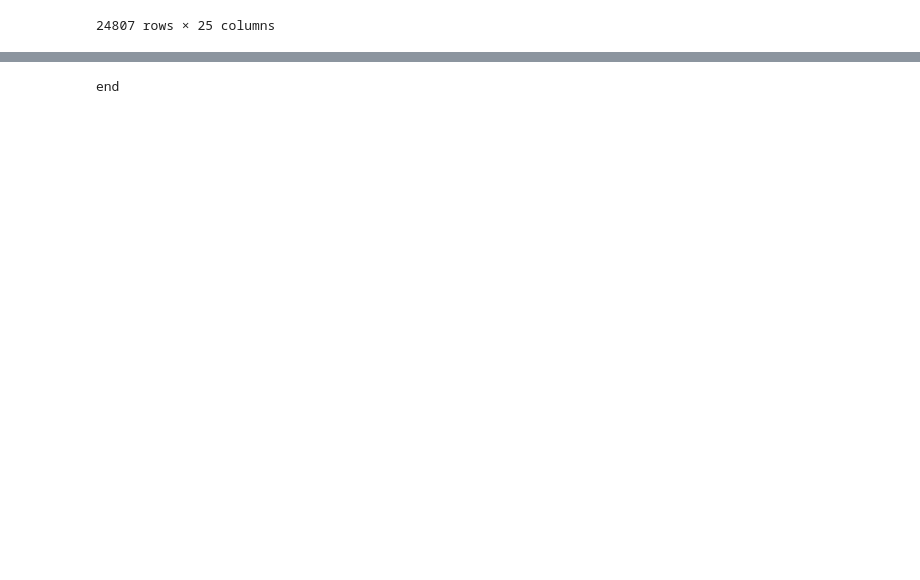
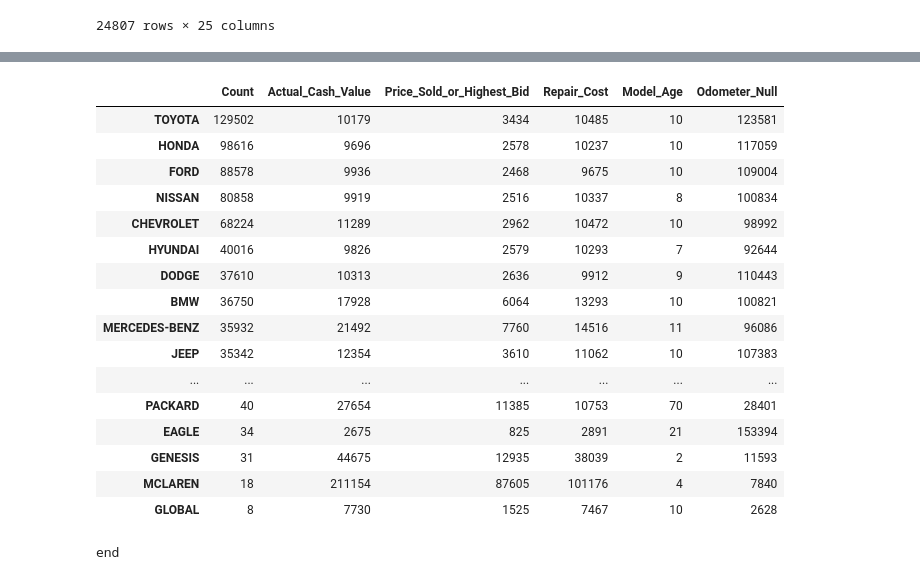
Before and after one commit to erv4gen/Research-Salvage-Autos, a Jupyter notebook: Structure-Input-SC-Data.ipynb, the cells around one changed output, grey strips where cells are left out. Drawn from its saved outputs; the diff is of its cells as text; code cells hidden in the pictures; blank space fills up the shorter version.

```diff
--- a/Structure-Input-SC-Data.ipynb
+++ b/Structure-Input-SC-Data.ipynb
@@ -1163,9 +1210,36 @@ cond_on_primd
 # %%
 #summary statistics conditions on Make
 
-cond_on_make = out_df.groupby('Make').agg(['mean','var']).stack().sort_index(level=1)
-cond_on_make.index = ['{} - {}'.format(j, i) for i, j in cond_on_make.index]
-cond_on_make.to_csv('csv/temp.csv')
+
+cond_on_make = out_df.groupby('Make')[['Actual_Cash_Value','Price_Sold_or_Highest_Bid','Repair_Cost','Model_Age','Odometer_Null']].agg(['mean']).stack().sort_index(level=1)
+cond_on_make.index = [i for i, j in cond_on_make.index]
+(cond_on_make.join(out_df['Make']
+.value_counts()
+.rename('Count')
+.to_frame())
+.sort_values(by='Count',ascending=False)
+.dropna()
+.astype(int)
+[['Count','Actual_Cash_Value',	'Price_Sold_or_Highest_Bid',	'Repair_Cost',	'Model_Age',	'Odometer_Null'	]]
+)
+# %% [output]
+|  | Count | Actual_Cash_Value | Price_Sold_or_Highest_Bid | Repair_Cost | Model_Age | Odometer_Null |
+| TOYOTA | 129502 | 10179 | 3434 | 10485 | 10 | 123581 |
+| HONDA | 98616 | 9696 | 2578 | 10237 | 10 | 117059 |
+| FORD | 88578 | 9936 | 2468 | 9675 | 10 | 109004 |
+| NISSAN | 80858 | 9919 | 2516 | 10337 | 8 | 100834 |
+| CHEVROLET | 68224 | 11289 | 2962 | 10472 | 10 | 98992 |
+| HYUNDAI | 40016 | 9826 | 2579 | 10293 | 7 | 92644 |
+| DODGE | 37610 | 10313 | 2636 | 9912 | 9 | 110443 |
+| BMW | 36750 | 17928 | 6064 | 13293 | 10 | 100821 |
+| MERCEDES-BENZ | 35932 | 21492 | 7760 | 14516 | 11 | 96086 |
+| JEEP | 35342 | 12354 | 3610 | 11062 | 10 | 107383 |
+| ... | ... | ... | ... | ... | ... | ... |
+| PACKARD | 40 | 27654 | 11385 | 10753 | 70 | 28401 |
+| EAGLE | 34 | 2675 | 825 | 2891 | 21 | 153394 |
+| GENESIS | 31 | 44675 | 12935 | 38039 | 2 | 11593 |
+| MCLAREN | 18 | 211154 | 87605 | 101176 | 4 | 7840 |
+| GLOBAL | 8 | 7730 | 1525 | 7467 | 10 | 2628 |
 # %%
 with pd.option_context('display.max_rows', None, 'display.max_columns', None):  # more options can be specified also
     print(cond_on_make)
```
Also changed, not shown: parts of 8 cells of this notebook.
